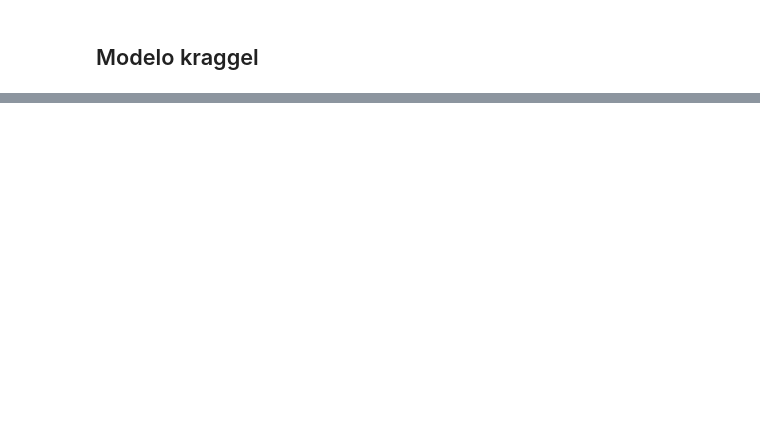
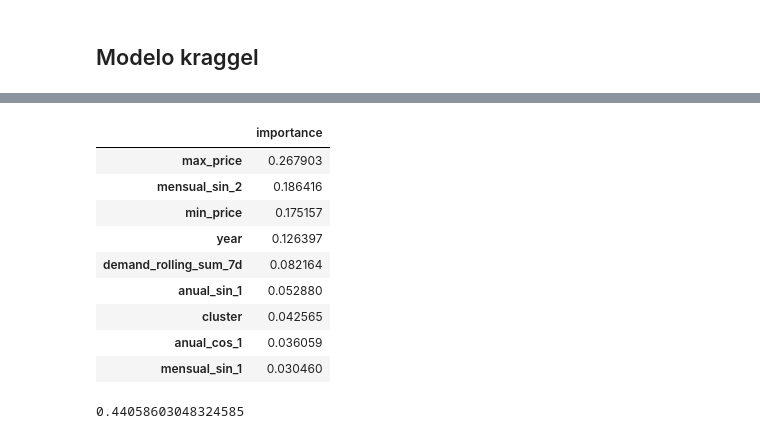
Before and after one commit to Emiliano-Torres/proyecto_eci, a Jupyter notebook: Modelo_prediccion.ipynb, the cells around one changed output, grey strips where cells are left out. Cells and saved outputs as stored; diff of their text form; code cells hidden in the pictures; blank space fills up the shorter version.

```diff
--- a/Modelo_prediccion.ipynb
+++ b/Modelo_prediccion.ipynb
@@ -150,0 +206,3 @@ kaggle.describe()
+# %%
+ventas=importar_ventas()
+ventas_computing=ventas[ventas["category"]=="Electronics"]
@@ -150,0 +229,2 @@ kaggle.describe()
+# %%
+ventas_computing=generar_rolling_features(ventas_computing,"demand",[1,4],["subgroup_cod","store_cod"])
@@ -150,0 +276,18 @@ kaggle.describe()
+# %%
+
+reg = xgb.XGBRegressor(
+    n_estimators=500,
+    eval_metric="rmse",
+    objective="reg:squaredlogerror",
+    eta=0.05,
+    max_depth=10,
+   # alpha=300,
+   colsample_bytree=1, #reducir el numero de columnas aumenta la importancia de std_price
+    early_stopping_rounds=50
+)
+
+reg.fit(
+    X_train_interno, y_train_interno
+   ,eval_set=[(X_test_interno, y_test_interno)]
+   ,verbose=50
+) #ponele que bajamos algo
@@ -150,0 +314,19 @@ kaggle.describe()
+# %%
+pd.DataFrame(reg.feature_importances_,columns=["importance"],index=reg.feature_names_in_).sort_values(by="importance",ascending=False)
+# %% [output]
+|  | importance |
+| max_price | 0.267903 |
+| mensual_sin_2 | 0.186416 |
+| min_price | 0.175157 |
+| year | 0.126397 |
+| demand_rolling_sum_7d | 0.082164 |
+| anual_sin_1 | 0.052880 |
+| cluster | 0.042565 |
+| anual_cos_1 | 0.036059 |
+| mensual_sin_1 | 0.030460 |
+# %%
+from sklearn.metrics import r2_score
+prediccion=reg.predict(X_test_interno)
+r2_score(y_test_interno,prediccion)
+# %% [output]
+0.44058603048324585
```
Also changed, not shown: parts of 19 cells of this notebook, 3 other files.
